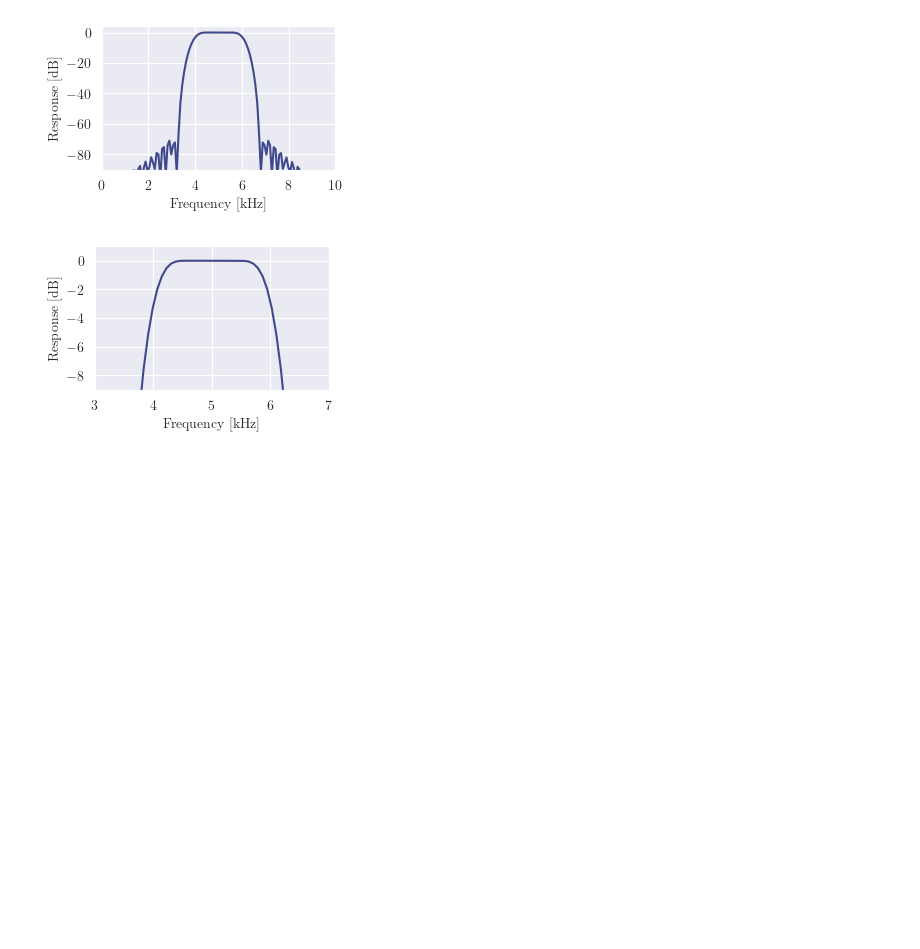
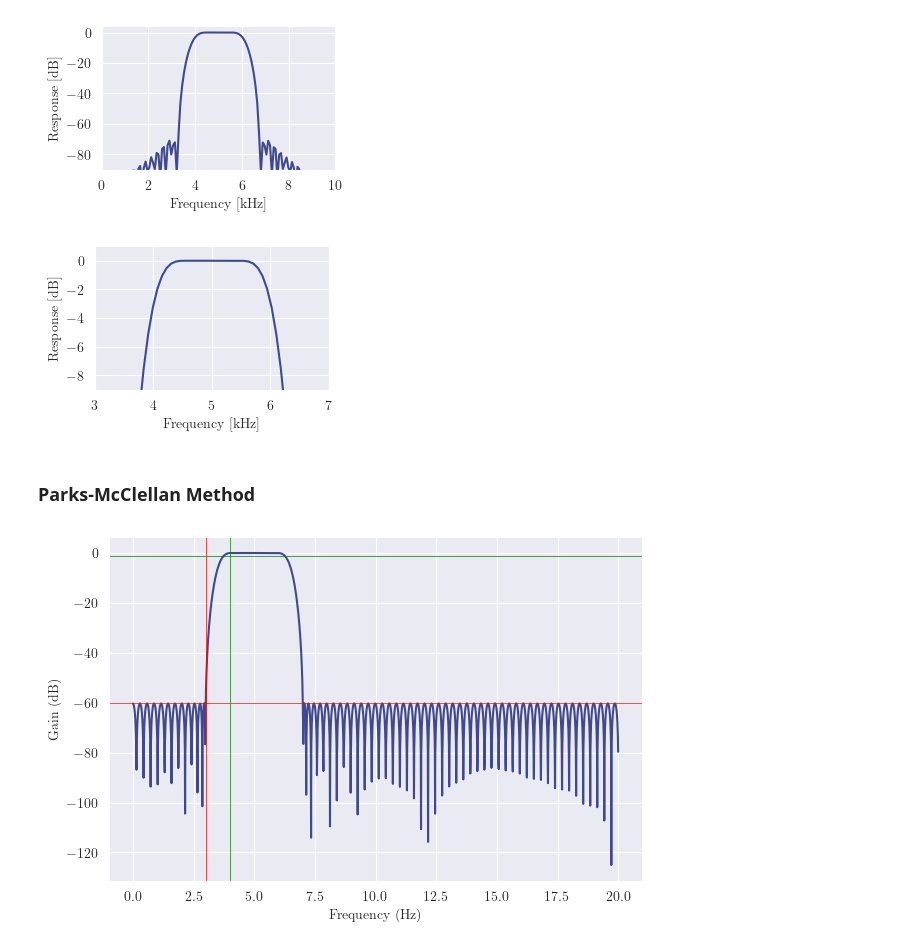
Before and after one commit to deren-teo/elec4620, a Jupyter notebook: a2/src/q3_window_filters.ipynb, the cells around one changed output. Saved outputs shown, nothing was run; the diff lists cells and outputs as text; code cells hidden in the pictures; blank space fills up the shorter version.

Commit message:
a2q3: implemented remez

```diff
--- a/a2/src/q3_window_filters.ipynb
+++ b/a2/src/q3_window_filters.ipynb
@@ -201,0 +201,33 @@ from scipy.signal import remez
+# %% [markdown]
+### Parks-McClellan Method
+# %%
+# Optimal filter design using Parks-McClelland method (Remez exchange algorithm)
+import scipy.signal as signal
+
+def plot_response(w, h, fname=None, save=False):
+    fig, ax = plt.subplots(figsize=(6, 4))
+    fig.tight_layout()
+    sns.lineplot(x=w, y=dB(np.abs(h)), ax=ax)
+    # Plot stop band requirement
+    ax.axhline(-60, c="r", lw=0.5)
+    ax.axvline(  3, c="r", lw=0.5)
+    # Plot pass band requirement
+    ax.axhline( -1, c="g", lw=0.5)
+    ax.axvline(  4, c="g", lw=0.5)
+    # Axis labels
+    ax.set_xlabel("Frequency (Hz)")
+    ax.set_ylabel("Gain (dB)")
+    # Save or just show
+    if save:
+        if not fname:
+            raise ValueError("save is True but no file name was provided")
+        fig.savefig(Path("output", fname), **SAVEFIG_CONFIG)
+    plt.show()
+
+numtaps = 140
+edges = [0, F1 - DELTA_F, F1, F2, F2 + DELTA_F, 0.5 * FS]
+taps = signal.remez(numtaps, edges, [0, 1, 0], fs=FS)
+w, h = signal.freqz(taps, [1], worN=2000, fs=FS)
+plot_response(w, h, fname="q3_optimal_freqz.png", save=True)
+# %% [output]
+[figure, added]
```
Also changed, not shown: parts of 3 cells of this notebook.
